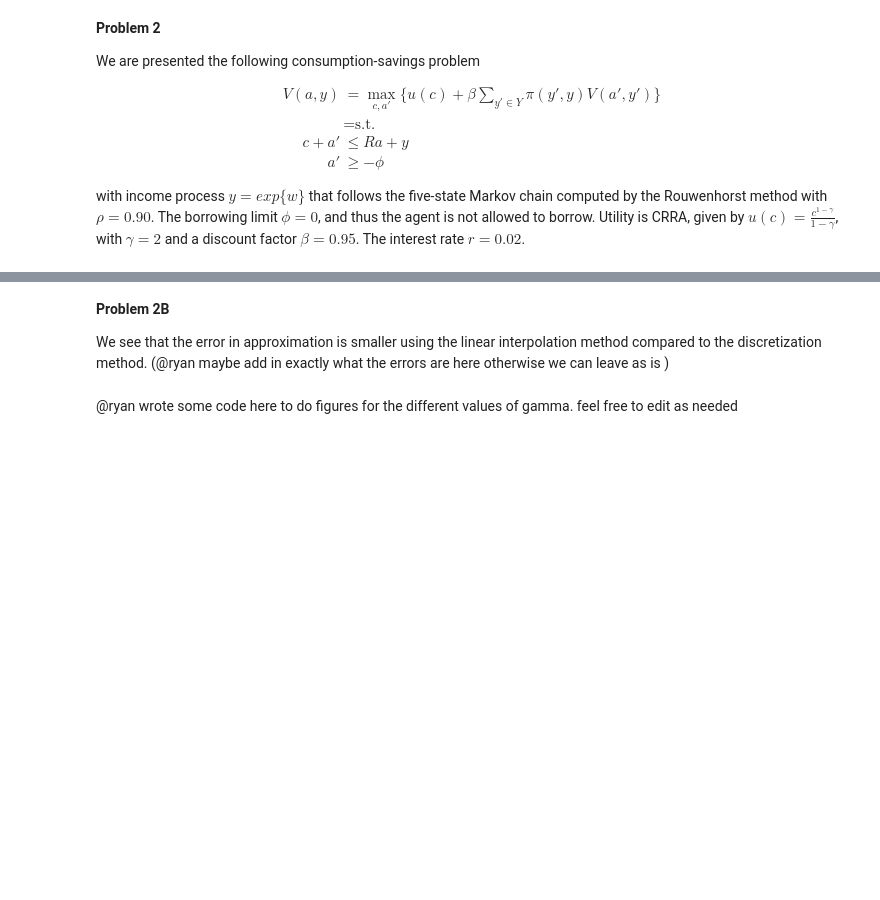
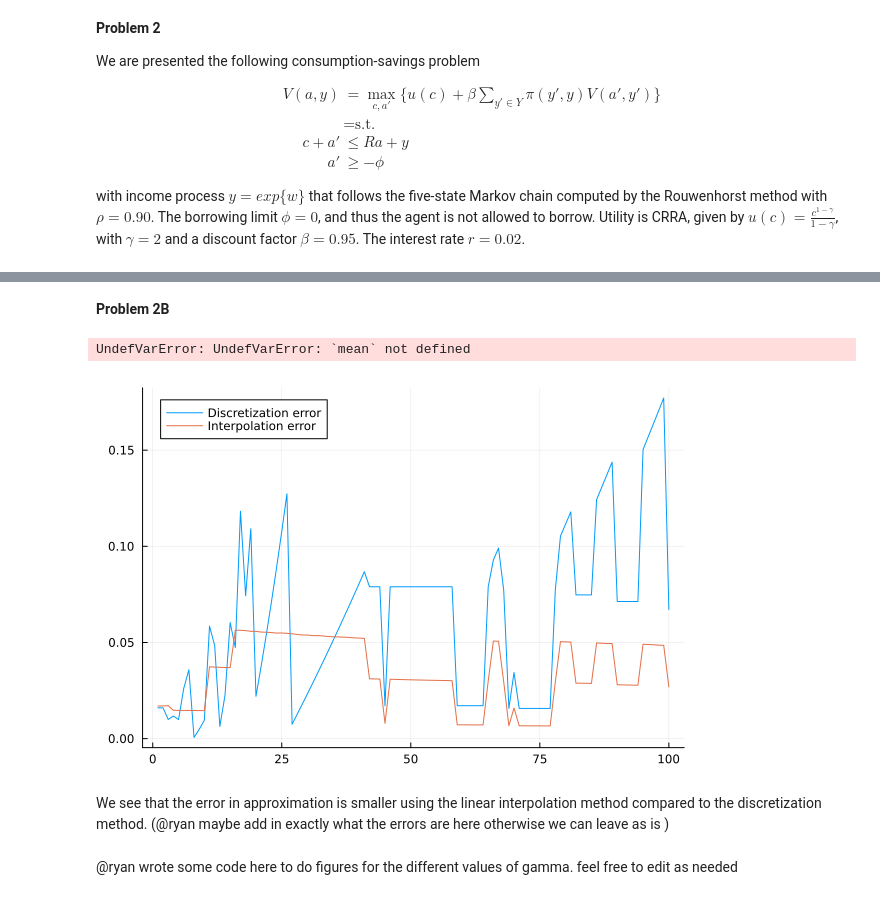
Before and after one commit to Hillard28/QuantEcon-But-Worse-ECON-1026, a Jupyter notebook: pset3/pset3.ipynb, the cells around one changed output, grey strips where cells are left out. Cells and saved outputs as stored; diff of their text form; code cells hidden in the pictures; blank space fills up the shorter version.

```diff
--- a/pset3/pset3.ipynb
+++ b/pset3/pset3.ipynb
@@ -725,0 +874,11 @@ with income process $y = exp\{w\}$ that follows the five-state Markov chain comp
+# %% [markdown]
+**Problem 2B**
+# %%
+periods = 100
+Y = exp.(simulate!(markov, periods, 1000, 0; random_state=42))
+Ad = Array{Union{Float64, Missing}}(undef, periods)
+Ai = Array{Union{Float64, Missing}}(undef, periods)
+#A[1] = A_policy[rand(1:M)]
+Ad[1] = 0.0
+Ai[1] = 0.0
+;
@@ -726,6 +927,38 @@ with income process $y = exp\{w\}$ that follows the five-state Markov chain comp
+# %%
+errord = Array{Union{Float64, Missing}}(undef, periods)
+errori = Array{Union{Float64, Missing}}(undef, periods)
+for t = 1:periods
+    j = findfirst(state -> state == Y[t], states)
+    errord[t] = abs(1 - u_c_inv(β * R * Eu_c_y(states, Y[t], Ad1[t], Ay1_dpolicy[findfirst(asset -> asset == Ad[t], A_dpolicy), :], R, γ, P), γ) / Cd[t])
+    if Ay1_ipolicy[1, j] == Ai1[t]
+        A2i = Ay1_ipolicy[1, :]
+        errori[t] = abs(1 - u_c_inv(β * R * Eu_c_y(states, Y[t], Ai1[t], A2i, R, γ, P), γ) / Ci[t])
+    else
+        for i = 1:M - 1
+            if Ay1_ipolicy[i+1, j] == Ai1[t]
+                A2i = Ay1_ipolicy[i+1, :]
+                errori[t] = abs(1 - u_c_inv(β * R * Eu_c_y(states, Y[t], Ai1[t], A2i, R, γ, P), γ) / Ci[t])
+                break
+            elseif Ay1_ipolicy[i+1, j] > Ai1[t]
+                A2i = Ay1_ipolicy[i, :] .+ (Ai1[t] - Ay1_ipolicy[i, j]) .* ((Ay1_ipolicy[i+1, :] .- Ay1_ipolicy[i, :]) ./ (Ay1_ipolicy[i+1, j] - Ay1_ipolicy[i, j]))
+                errori[t] = abs(1 - u_c_inv(β * R * Eu_c_y(states, Y[t], Ai1[t], A2i, R, γ, P), γ) / Ci[t])
+                break
+            end
+        end
+    end
+
+end
+println("Mean discretization error: ", stats.mean(errord))
+println("Mean interpolation error: ", stats.mean(errori))
+;
+# %% [output]
+UndefVarError: UndefVarError: `mean` not defined
+# %%
+error_plot = plt.plot(errord, label="Discretization error")
+error_plot = plt.plot!(errori, label="Interpolation error")
+# %% [output]
+[figure, added]
 # %% [markdown]
-**Problem 2B**
-
 We see that the error in approximation is smaller using the linear interpolation method compared to the discretization method. (@ryan maybe add in exactly what the errors are here otherwise we can leave as is )
 # %% [markdown]
 @ryan wrote some code here to do figures for the different values of gamma. feel free to edit as needed
```
Also changed, not shown: parts of 11 cells of this notebook.
